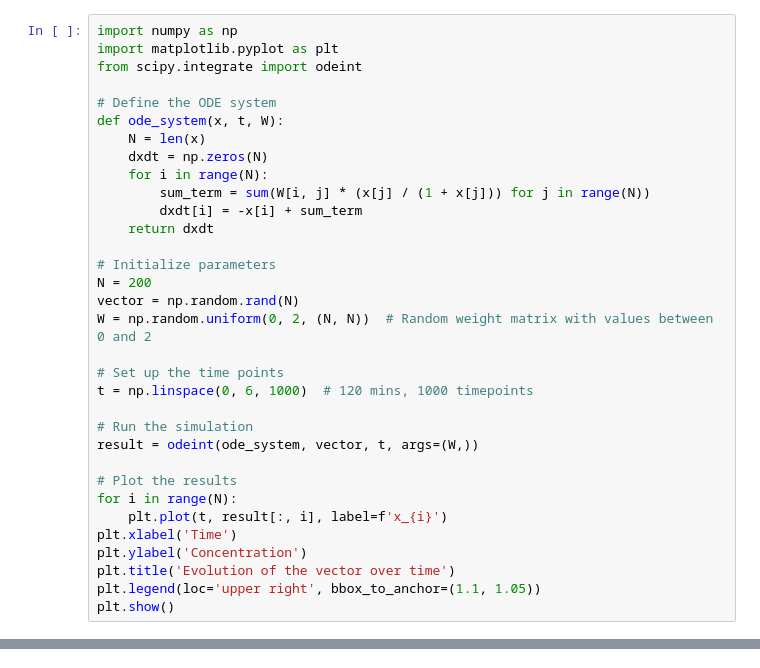
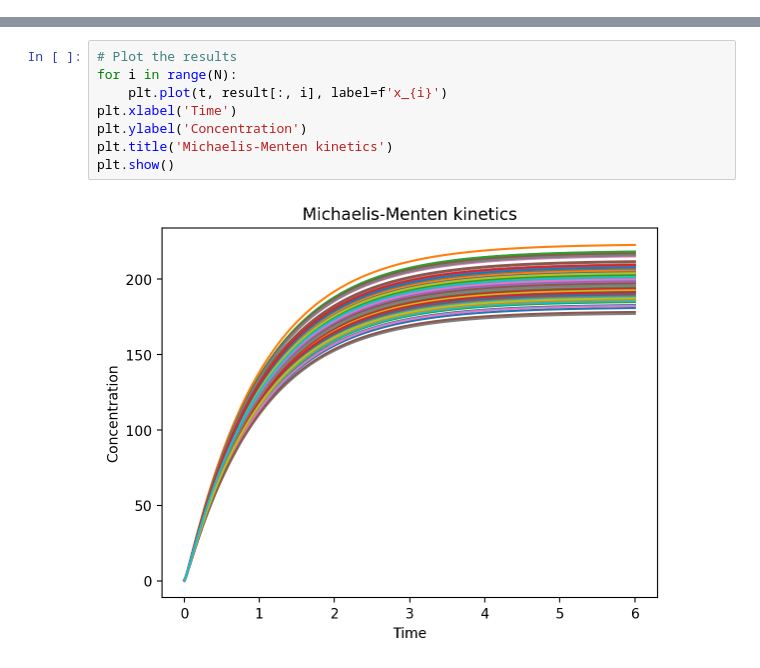
Before and after one commit to GalD101/GCL_Tool_BIU, a Jupyter notebook: Python/synthetic_data.ipynb, the cells around one changed output, grey strips where cells are left out. Cells and saved outputs as stored; diff of their text form.

Commit message:
Creates a random vector (initial condition) and simulates the dynamics by solving the michaelis-menten kinetics ODE

```diff
--- a/Python/synthetic_data.ipynb
+++ b/Python/synthetic_data.ipynb
@@ -79,33 +0,0 @@ model.plot_substrate('C', plot=True)
-# %%
-import numpy as np
-import matplotlib.pyplot as plt
-from scipy.integrate import odeint
-
-# Define the ODE system
-def ode_system(x, t, W):
-    N = len(x)
-    dxdt = np.zeros(N)
-    for i in range(N):
-        sum_term = sum(W[i, j] * (x[j] / (1 + x[j])) for j in range(N))
-        dxdt[i] = -x[i] + sum_term
-    return dxdt
-
-# Initialize parameters
-N = 200
-vector = np.random.rand(N)
-W = np.random.uniform(0, 2, (N, N))  # Random weight matrix with values between 0 and 2
-
-# Set up the time points
-t = np.linspace(0, 6, 1000)  # 120 mins, 1000 timepoints
-
-# Run the simulation
-result = odeint(ode_system, vector, t, args=(W,))
-
-# Plot the results
-for i in range(N):
-    plt.plot(t, result[:, i], label=f'x_{i}')
-plt.xlabel('Time')
-plt.ylabel('Concentration')
-plt.title('Evolution of the vector over time')
-plt.legend(loc='upper right', bbox_to_anchor=(1.1, 1.05))
-plt.show()
@@ -151,0 +40,10 @@ plt.show()  # Display the plot
+# %%
+# Plot the results
+for i in range(N):
+    plt.plot(t, result[:, i], label=f'x_{i}')
+plt.xlabel('Time')
+plt.ylabel('Concentration')
+plt.title('Michaelis-Menten kinetics')
+plt.show()
+# %% [output]
+[figure, added]
```
Also changed, not shown: parts of 17 cells of this notebook.
